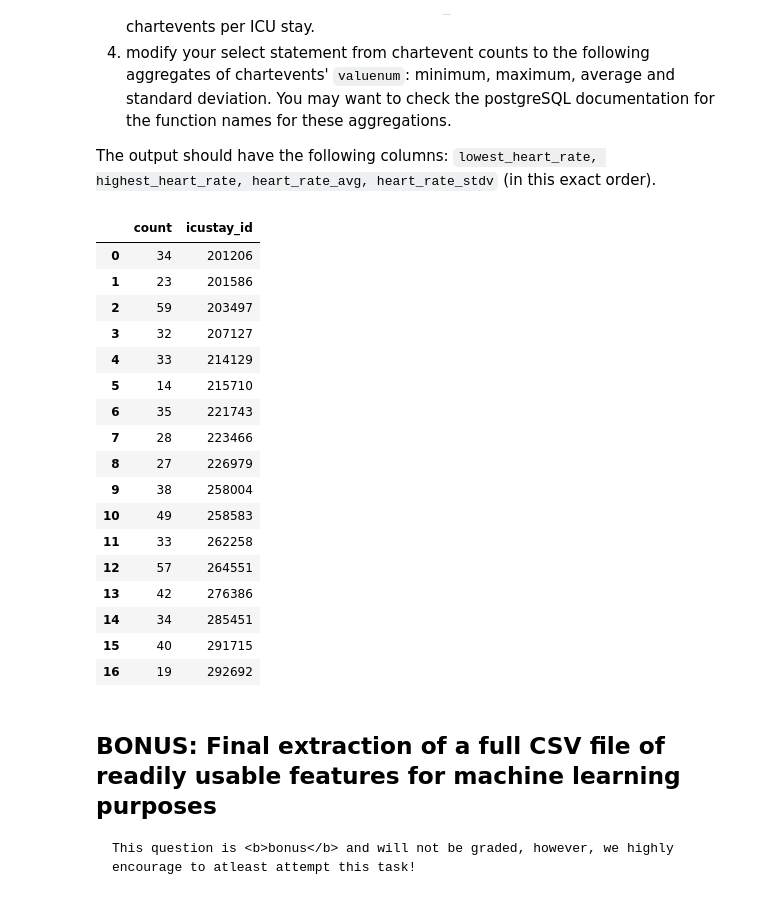
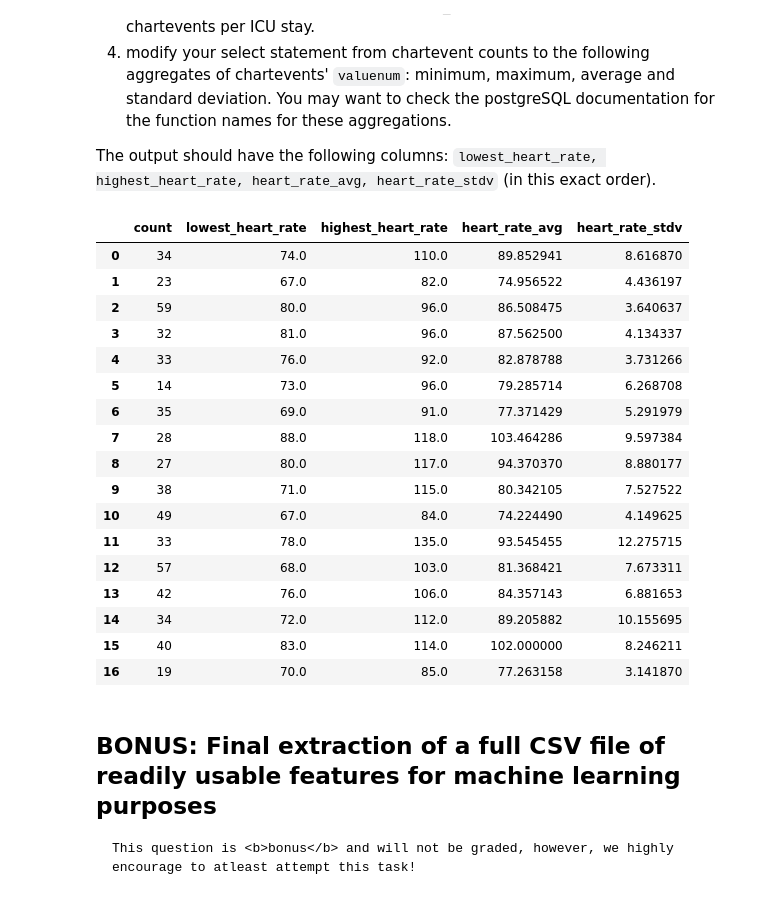
Before and after one commit to cesarz10/Data-Analytics-Healthcare, a Jupyter notebook: Lab_1_SQL.ipynb, the cells around one changed output. Drawn from its saved outputs; the diff is of its cells as text; code cells hidden in the pictures.

```diff
--- a/Lab_1_SQL.ipynb
+++ b/Lab_1_SQL.ipynb
@@ -785,44 +785,38 @@ The above should print 2 results.
 
 The output should have the following columns: `lowest_heart_rate, highest_heart_rate, heart_rate_avg, heart_rate_stdv` (in this exact order).
 # %%
-query1 = """
-SELECT COUNT(*)
-FROM mimiciii.icustays JOIN mimiciii.chartevents USING(subject_id)
-WHERE itemid = 211 AND subject_id = 13033 AND intime > 1;
-
-"""
-
 query = """
-SELECT COUNT(*), icustay_id
+SELECT COUNT(*), MIN(valuenum) "lowest_heart_rate", MAX(valuenum) "highest_heart_rate",
+AVG(valuenum) "heart_rate_avg", STDDEV(valuenum) "heart_rate_stdv"
 FROM mimiciii.icustays JOIN mimiciii.chartevents USING(subject_id, icustay_id)
 WHERE itemid = 211 AND subject_id = 13033 AND (SELECT EXTRACT(EPOCH FROM (outtime - intime) / (3600 * 24)) AS "icu_days") < 2
 GROUP BY icustay_id;
 """
 
 # YOUR CODE HERE
 # raise NotImplementedError()
 
 df_result = pd.read_sql_query(query, conn)
 df_result
 # %% [output]
-|  | count | icustay_id |
-| 0 | 34 | 201206 |
-| 1 | 23 | 201586 |
-| 2 | 59 | 203497 |
-| 3 | 32 | 207127 |
-| 4 | 33 | 214129 |
-| 5 | 14 | 215710 |
-| 6 | 35 | 221743 |
-| 7 | 28 | 223466 |
-| 8 | 27 | 226979 |
-| 9 | 38 | 258004 |
-| 10 | 49 | 258583 |
-| 11 | 33 | 262258 |
-| 12 | 57 | 264551 |
-| 13 | 42 | 276386 |
-| 14 | 34 | 285451 |
-| 15 | 40 | 291715 |
-| 16 | 19 | 292692 |
+|  | count | lowest_heart_rate | highest_heart_rate | heart_rate_avg | heart_rate_stdv |
+| 0 | 34 | 74.0 | 110.0 | 89.852941 | 8.616870 |
+| 1 | 23 | 67.0 | 82.0 | 74.956522 | 4.436197 |
+| 2 | 59 | 80.0 | 96.0 | 86.508475 | 3.640637 |
+| 3 | 32 | 81.0 | 96.0 | 87.562500 | 4.134337 |
+| 4 | 33 | 76.0 | 92.0 | 82.878788 | 3.731266 |
+| 5 | 14 | 73.0 | 96.0 | 79.285714 | 6.268708 |
+| 6 | 35 | 69.0 | 91.0 | 77.371429 | 5.291979 |
+| 7 | 28 | 88.0 | 118.0 | 103.464286 | 9.597384 |
+| 8 | 27 | 80.0 | 117.0 | 94.370370 | 8.880177 |
+| 9 | 38 | 71.0 | 115.0 | 80.342105 | 7.527522 |
+| 10 | 49 | 67.0 | 84.0 | 74.224490 | 4.149625 |
+| 11 | 33 | 78.0 | 135.0 | 93.545455 | 12.275715 |
+| 12 | 57 | 68.0 | 103.0 | 81.368421 | 7.673311 |
+| 13 | 42 | 76.0 | 106.0 | 84.357143 | 6.881653 |
+| 14 | 34 | 72.0 | 112.0 | 89.205882 | 10.155695 |
+| 15 | 40 | 83.0 | 114.0 | 102.000000 | 8.246211 |
+| 16 | 19 | 70.0 | 85.0 | 77.263158 | 3.141870 |
 # %%
 ############################# READ ONLY #############################
 # %% [markdown]
```
